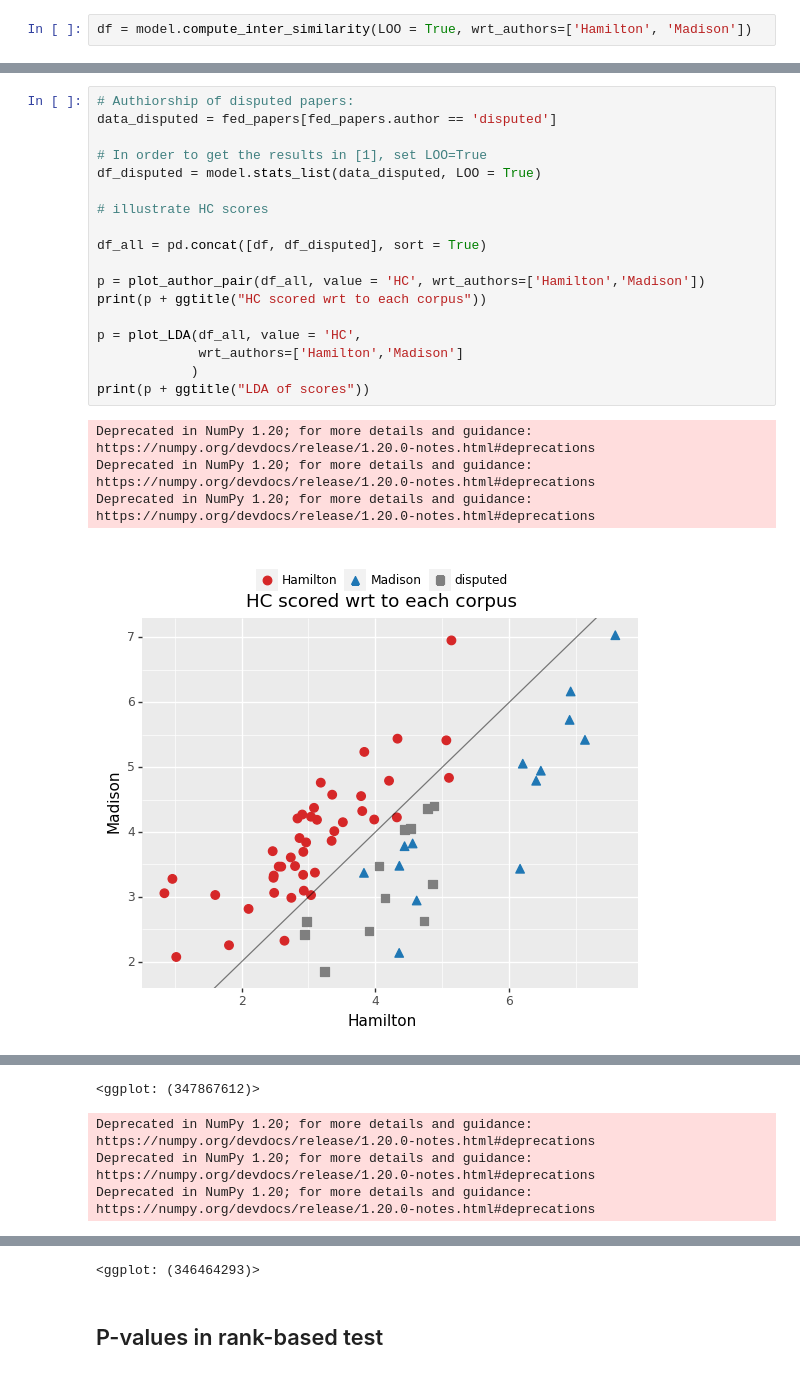
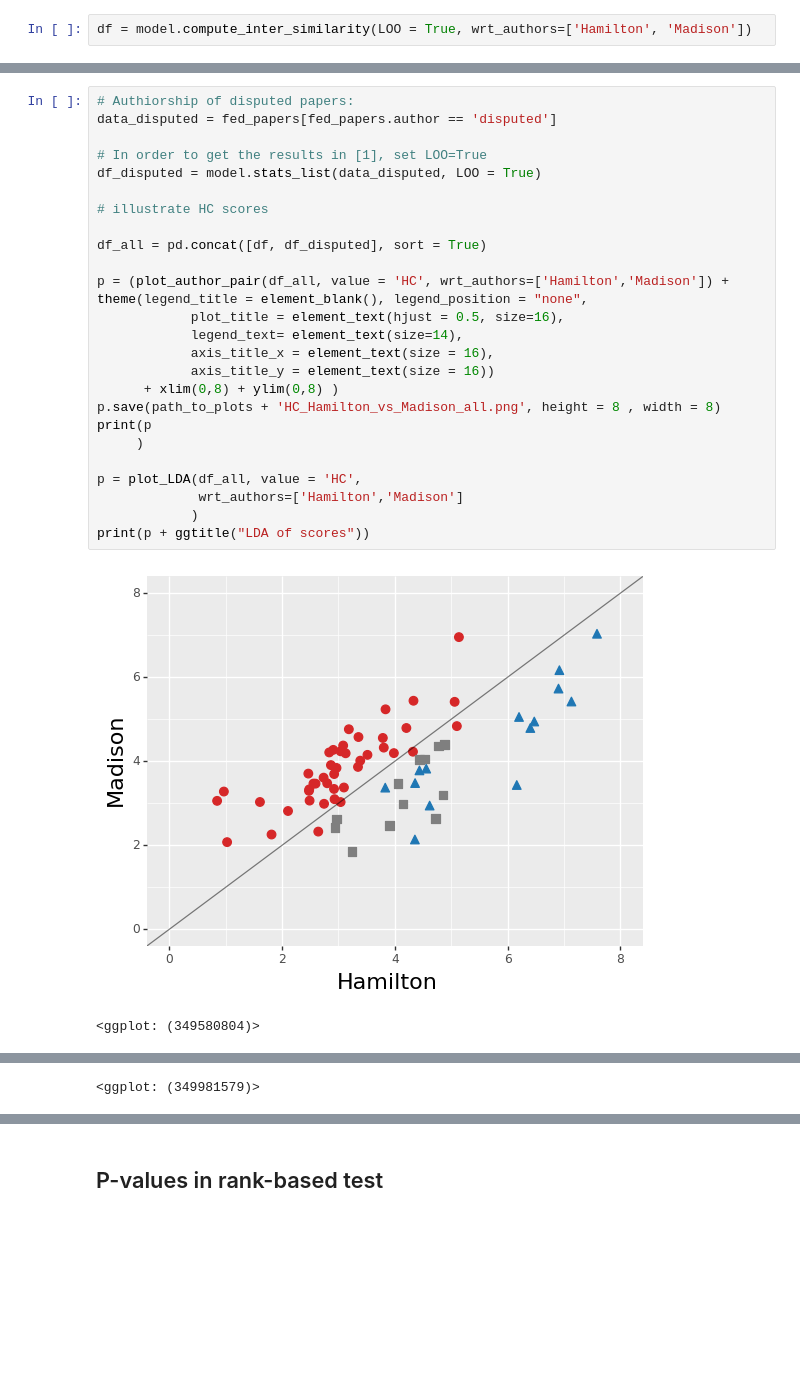
Before and after one commit to alonkipnis/HCAuthorship, a Jupyter notebook: Federalists/Authorship_in_the_Federalist.ipynb, the cells around one changed output, grey strips where cells are left out. Saved outputs shown, nothing was run; the diff lists cells and outputs as text; blank space fills up the shorter version.

```diff
--- a/Federalists/Authorship_in_the_Federalist.ipynb
+++ b/Federalists/Authorship_in_the_Federalist.ipynb
@@ -110,23 +90,28 @@ Deprecated in NumPy 1.20; for more details and guidance: https://numpy.org/devdo
 # %%
 # Authiorship of disputed papers:
 data_disputed = fed_papers[fed_papers.author == 'disputed']
 
 # In order to get the results in [1], set LOO=True
 df_disputed = model.stats_list(data_disputed, LOO = True)
 
 # illustrate HC scores
 
 df_all = pd.concat([df, df_disputed], sort = True)
 
-p = plot_author_pair(df_all, value = 'HC', wrt_authors=['Hamilton','Madison'])
-print(p + ggtitle("HC scored wrt to each corpus"))
+p = (plot_author_pair(df_all, value = 'HC', wrt_authors=['Hamilton','Madison']) + theme(legend_title = element_blank(), legend_position = "none",
+            plot_title = element_text(hjust = 0.5, size=16),
+            legend_text= element_text(size=14),
+            axis_title_x = element_text(size = 16),
+            axis_title_y = element_text(size = 16))
+      + xlim(0,8) + ylim(0,8) )
+p.save(path_to_plots + 'HC_Hamilton_vs_Madison_all.png', height = 8 , width = 8)
+print(p
+     )
 
 p = plot_LDA(df_all, value = 'HC',
              wrt_authors=['Hamilton','Madison']
             )
 print(p + ggtitle("LDA of scores"))
 # %% [output]
+[figure, new version]
-Deprecated in NumPy 1.20; for more details and guidance: https://numpy.org/devdocs/release/1.20.0-notes.html#deprecations
-Deprecated in NumPy 1.20; for more details and guidance: https://numpy.org/devdocs/release/1.20.0-notes.html#deprecations
-Deprecated in NumPy 1.20; for more details and guidance: https://numpy.org/devdocs/release/1.20.0-notes.html#deprecations
+<ggplot: (349580804)>
-[figure, old version]
@@ -133,4 +119 @@ Deprecated in NumPy 1.20; for more details and guidance: https://numpy.org/devdo
-<ggplot: (347867612)>
+<ggplot: (349981579)>
-Deprecated in NumPy 1.20; for more details and guidance: https://numpy.org/devdocs/release/1.20.0-notes.html#deprecations
-Deprecated in NumPy 1.20; for more details and guidance: https://numpy.org/devdocs/release/1.20.0-notes.html#deprecations
-Deprecated in NumPy 1.20; for more details and guidance: https://numpy.org/devdocs/release/1.20.0-notes.html#deprecations
@@ -138,3 +120,2 @@ Deprecated in NumPy 1.20; for more details and guidance: https://numpy.org/devdo
-<ggplot: (346464293)>
 # %% [markdown]
 <H2>P-values in rank-based test</H2>
```
Also changed, not shown: parts of 16 cells of this notebook, 11 other files.
